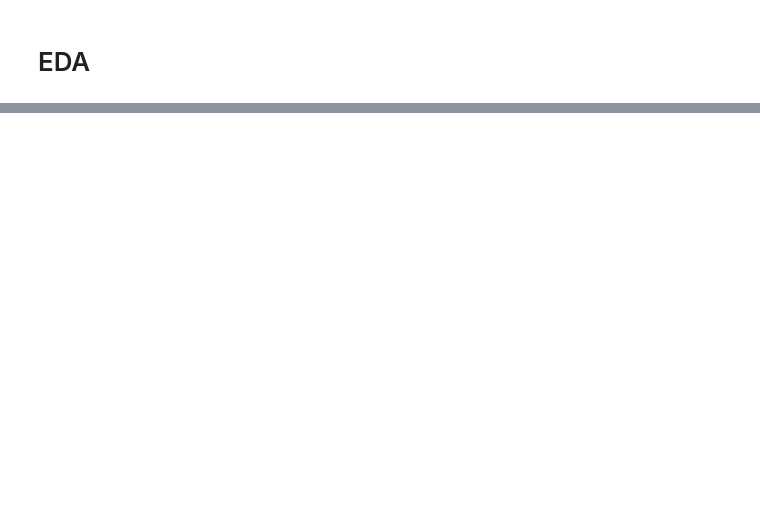
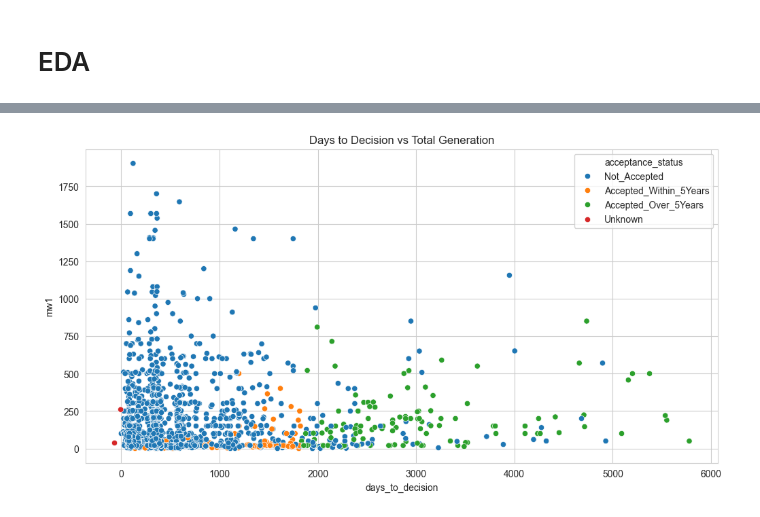
Before and after one commit to cloover7/interconnection-queue-predictions, a Jupyter notebook: fp_dataset.ipynb, the cells around one changed output, grey strips where cells are left out. Drawn from its saved outputs; the diff is of its cells as text; code cells hidden in the pictures; blank space fills up the shorter version.

```diff
--- a/fp_dataset.ipynb
+++ b/fp_dataset.ipynb
@@ -468,23 +488,0 @@ solar_df
-# %%
-solar_df['total_solar_cap'] = (
-    solar_df['Solar Photovoltaic_cap'].fillna(0) +
-    solar_df['Solar Thermal_cap'].fillna(0)
-)
-
-# Calculate total solar generation
-solar_df['total_solar_gen'] = (
-    solar_df['Solar Photovoltaic_gen'].fillna(0) +
-    solar_df['Solar Thermal_gen'].fillna(0)
-)
-
-# County-level aggregations
-county_stats = solar_df.groupby('County').agg({
-    'acceptance_status': lambda x: (x == 'Accepted_Within_Year').sum() / len(x)
-}).reset_index()
-
-
-county_stats = county_stats.rename(columns={'acceptance_status' : 'acceptance_rate'})
-
-# # Merge county stats back
-solar_df = solar_df.merge(county_stats, on='County')
-solar_df
@@ -536,0 +566,12 @@ Acceptance rate: 0.40%
+# %%
+generation_req = solar_df[solar_df['project_type'] == "Generation"]
+sns.scatterplot(
+    data=generation_req,
+    x='days_to_decision',
+    y='mw1',
+    hue='acceptance_status'
+)
+plt.title("Days to Decision vs Total Generation")
+plt.show()
+# %% [output]
+[figure, added]
```
Also changed, not shown: parts of 22 cells of this notebook.
